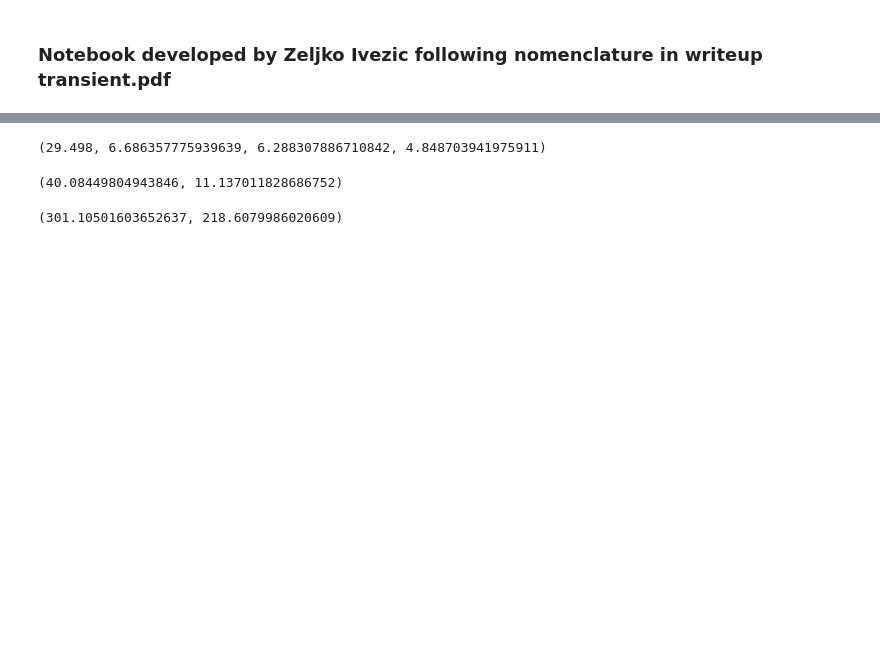
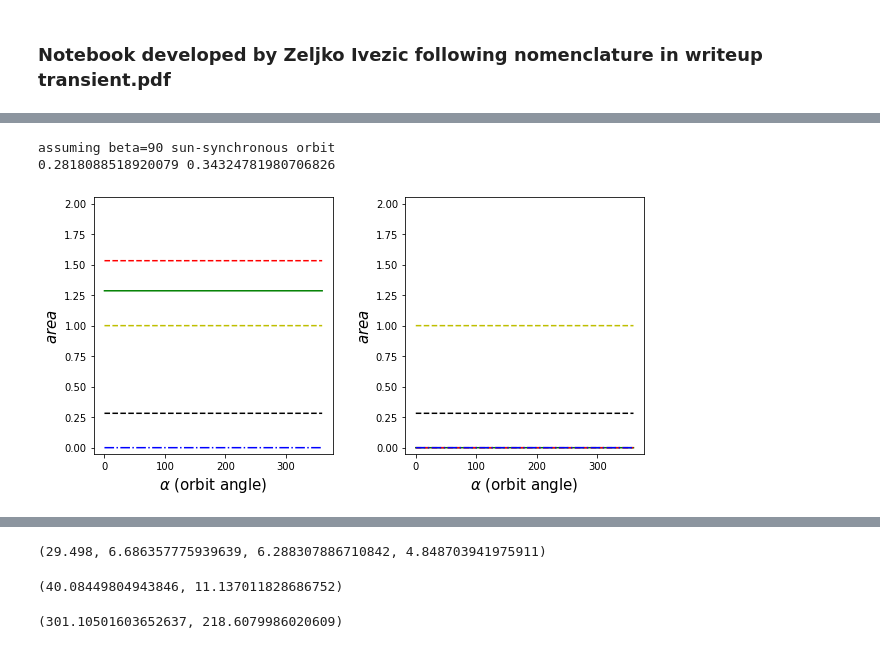
Before and after one commit to ivezic/CubeSats, a Jupyter notebook: notebooks/sputnik.ipynb, the cells around one changed output, grey strips where cells are left out. Cells and saved outputs as stored; diff of their text form; code cells hidden in the pictures; blank space fills up the shorter version.

```diff
--- a/notebooks/sputnik.ipynb
+++ b/notebooks/sputnik.ipynb
@@ -18,0 +22,44 @@ import sputnikTools as s
+# %%
+def plotAreas(area, eta, fac):
+
+    fig = plt.figure(figsize=(9, 4))
+    fig.subplots_adjust(bottom=0.09, left=0.11, right=0.96, top = 0.98, wspace=0.30, hspace=0.3)
+
+    ax = fig.add_subplot(1,2,1)
+    ax.set_xlabel(r'$\alpha$ (orbit angle)', fontsize=15)
+    ax.set_ylabel(r'$area$', fontsize=15)
+    ax.set_ylim(-0.05,2.05)
+    ax.plot(alpha, area['Xp'], '-g')
+    ax.plot(alpha, area['Yp'], '--r')
+    ax.plot(alpha, area['Zp'], '-.b')
+    ax.plot(alpha, eta, '--k')
+    ax.plot(alpha, fac, '--y')
+    ax.set_xlabel(r'$\alpha$ (orbit angle)')
+    ax.set_ylabel(r'$area$')
+    ax.set_ylim(-0.05,2.05)
+
+    ax = fig.add_subplot(1,2,2)
+    ax.set_xlabel(r'$\alpha$ (orbit angle)', fontsize=15)
+    ax.set_ylabel(r'$area$', fontsize=15)
+    ax.set_ylim(-0.05,2.05)
+    ax.plot(alpha, area['Xm'], '-g')
+    ax.plot(alpha, area['Ym'], '--r')
+    ax.plot(alpha, area['Zm'], '-.b')
+    ax.plot(alpha, eta, '--k')
+    ax.plot(alpha, fac, '--y')
+    ax.set_xlabel(r'$\alpha$ (orbit angle)')
+    ax.set_ylabel(r'$area$')
+    ax.set_ylim(-0.05,2.05)
+
+    plt.show()
+# %%
+# beta=90 orbit
+fEcl, fAlb, areaS, areaE, etaS, etaE = s.getAreasForOrbitImagingMode(50, beta0=False)
+print(np.mean(etaS), np.mean(etaE))
+# %% [output]
+assuming beta=90 sun-synchronous orbit
+0.2818088518920079 0.34324781980706826
+# %%
+plotAreas(areaS, etaS, fEcl)
+# %% [output]
+[figure, added]
```
Also changed, not shown: parts of 8 cells of this notebook, 1 other file.
